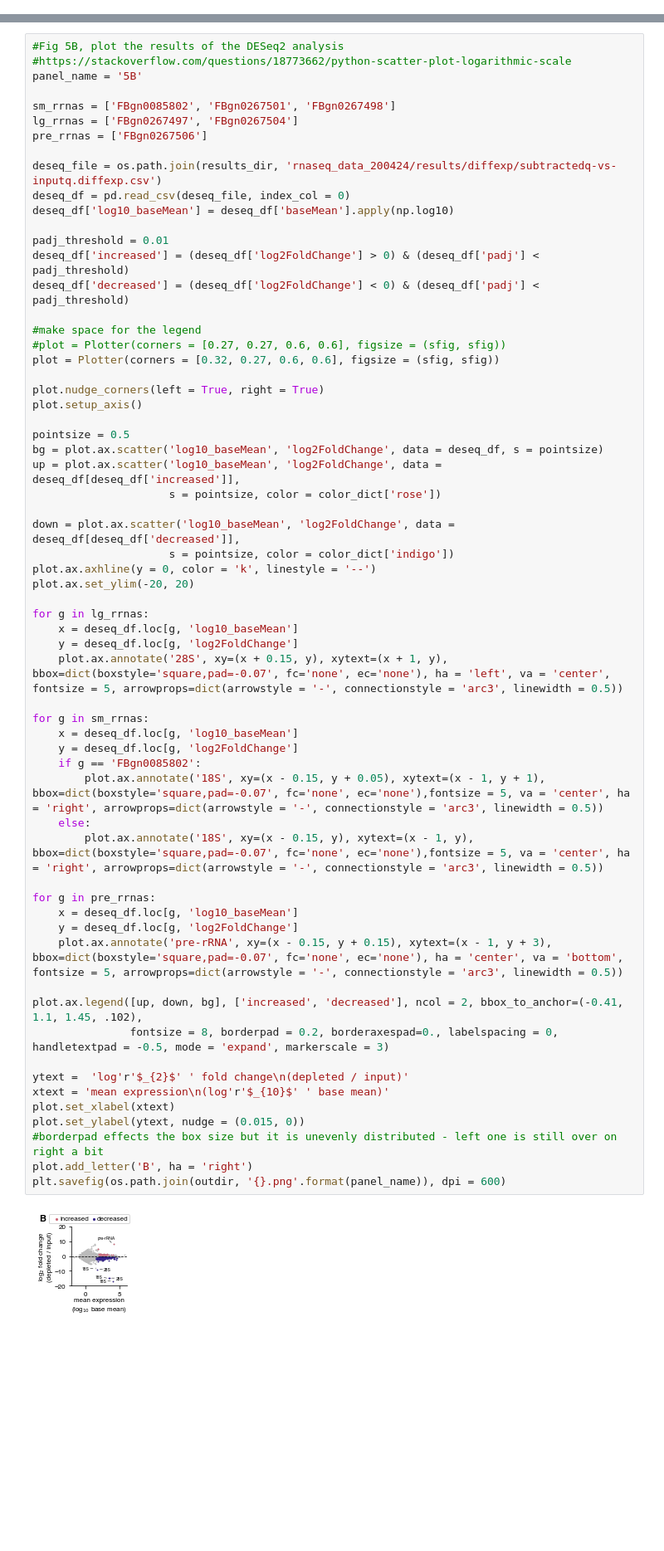
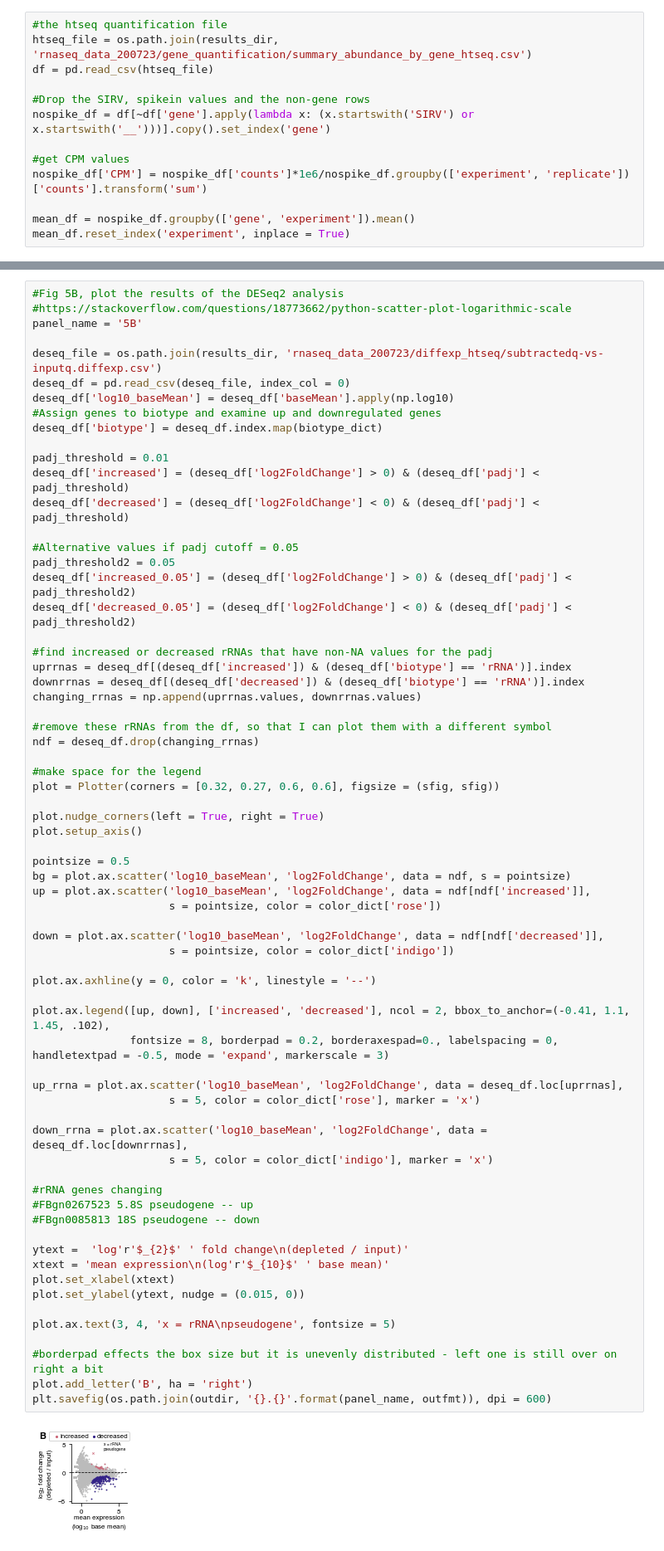
Before and after one commit to marykthompson/ribopop, a Jupyter notebook: jupyter_notebooks/fig_deseq_summary.ipynb, the cells around one changed output, grey strips where cells are left out. Shown at 83% size. Cells and saved outputs as stored; diff of their text form; blank space fills up the shorter version.

```diff
--- a/jupyter_notebooks/fig_deseq_summary.ipynb
+++ b/jupyter_notebooks/fig_deseq_summary.ipynb
@@ -41,4 +49,17 @@ for i in db.all_features(featuretype = 'gene'):
         biotype = 'spike-in' #only the spike-ins don't have a biotype
 
     biotype_dict[this_gene] = biotype
+# %%
+#the htseq quantification file
+htseq_file = os.path.join(results_dir, 'rnaseq_data_200723/gene_quantification/summary_abundance_by_gene_htseq.csv')
+df = pd.read_csv(htseq_file)
+
+#Drop the SIRV, spikein values and the non-gene rows
+nospike_df = df[~df['gene'].apply(lambda x: (x.startswith('SIRV') or x.startswith('__')))].copy().set_index('gene')
+
+#get CPM values
+nospike_df['CPM'] = nospike_df['counts']*1e6/nospike_df.groupby(['experiment', 'replicate'])['counts'].transform('sum')
+
+mean_df = nospike_df.groupby(['gene', 'experiment']).mean()
+mean_df.reset_index('experiment', inplace = True)
 # %%
@@ -160,62 +188,67 @@ rep2    rep3
 #https://stackoverflow.com/questions/18773662/python-scatter-plot-logarithmic-scale
 panel_name = '5B'
 
-sm_rrnas = ['FBgn0085802', 'FBgn0267501', 'FBgn0267498']
-lg_rrnas = ['FBgn0267497', 'FBgn0267504']
-pre_rrnas = ['FBgn0267506']
-
-deseq_file = os.path.join(results_dir, 'rnaseq_data_200424/results/diffexp/subtractedq-vs-inputq.diffexp.csv')
+deseq_file = os.path.join(results_dir, 'rnaseq_data_200723/diffexp_htseq/subtractedq-vs-inputq.diffexp.csv')
 deseq_df = pd.read_csv(deseq_file, index_col = 0)
 deseq_df['log10_baseMean'] = deseq_df['baseMean'].apply(np.log10)
+#Assign genes to biotype and examine up and downregulated genes
+deseq_df['biotype'] = deseq_df.index.map(biotype_dict)
 
 padj_threshold = 0.01
 deseq_df['increased'] = (deseq_df['log2FoldChange'] > 0) & (deseq_df['padj'] < padj_threshold)
 deseq_df['decreased'] = (deseq_df['log2FoldChange'] < 0) & (deseq_df['padj'] < padj_threshold)
 
+#Alternative values if padj cutoff = 0.05
+padj_threshold2 = 0.05
+deseq_df['increased_0.05'] = (deseq_df['log2FoldChange'] > 0) & (deseq_df['padj'] < padj_threshold2)
+deseq_df['decreased_0.05'] = (deseq_df['log2FoldChange'] < 0) & (deseq_df['padj'] < padj_threshold2)
+
+#find increased or decreased rRNAs that have non-NA values for the padj
+uprrnas = deseq_df[(deseq_df['increased']) & (deseq_df['biotype'] == 'rRNA')].index
+downrrnas = deseq_df[(deseq_df['decreased']) & (deseq_df['biotype'] == 'rRNA')].index
+changing_rrnas = np.append(uprrnas.values, downrrnas.values)
+
+#remove these rRNAs from the df, so that I can plot them with a different symbol
+ndf = deseq_df.drop(changing_rrnas)
+
 #make space for the legend
-#plot = Plotter(corners = [0.27, 0.27, 0.6, 0.6], figsize = (sfig, sfig))
 plot = Plotter(corners = [0.32, 0.27, 0.6, 0.6], figsize = (sfig, sfig))
 
 plot.nudge_corners(left = True, right = True)
 plot.setup_axis()
 
 pointsize = 0.5
-bg = plot.ax.scatter('log10_baseMean', 'log2FoldChange', data = deseq_df, s = pointsize)
-up = plot.ax.scatter('log10_baseMean', 'log2FoldChange', data = deseq_df[deseq_df['increased']],
+bg = plot.ax.scatter('log10_baseMean', 'log2FoldChange', data = ndf, s = pointsize)
+up = plot.ax.scatter('log10_baseMean', 'log2FoldChange', data = ndf[ndf['increased']],
                      s = pointsize, color = color_dict['rose'])
 
-down = plot.ax.scatter('log10_baseMean', 'log2FoldChange', data = deseq_df[deseq_df['decreased']],
+down = plot.ax.scatter('log10_baseMean', 'log2FoldChange', data = ndf[ndf['decreased']],
                      s = pointsize, color = color_dict['indigo'])
+
 plot.ax.axhline(y = 0, color = 'k', linestyle = '--')
-plot.ax.set_ylim(-20, 20)
 
-for g in lg_rrnas:
-    x = deseq_df.loc[g, 'log10_baseMean']
-    y = deseq_df.loc[g, 'log2FoldChange']
-    plot.ax.annotate('28S', xy=(x + 0.15, y), xytext=(x + 1, y), bbox=dict(boxstyle='square,pad=-0.07', fc='none', ec='none'), ha = 'left', va = 'center', fontsize = 5, arrowprops=dict(arrowstyle = '-', connectionstyle = 'arc3', linewidth = 0.5))
+plot.ax.legend([up, down], ['increased', 'decreased'], ncol = 2, bbox_to_anchor=(-0.41, 1.1, 1.45, .102),
+               fontsize = 8, borderpad = 0.2, borderaxespad=0., labelspacing = 0, handletextpad = -0.5, mode = 'expand', markerscale = 3)
 
-for g in sm_rrnas:
-    x = deseq_df.loc[g, 'log10_baseMean']
-    y = deseq_df.loc[g, 'log2FoldChange']
-    if g == 'FBgn0085802':
-        plot.ax.annotate('18S', xy=(x - 0.15, y + 0.05), xytext=(x - 1, y + 1),  bbox=dict(boxstyle='square,pad=-0.07', fc='none', ec='none'),fontsize = 5, va = 'center', ha = 'right', arrowprops=dict(arrowstyle = '-', connectionstyle = 'arc3', linewidth = 0.5))
-    else:
-        plot.ax.annotate('18S', xy=(x - 0.15, y), xytext=(x - 1, y),  bbox=dict(boxstyle='square,pad=-0.07', fc='none', ec='none'),fontsize = 5, va = 'center', ha = 'right', arrowprops=dict(arrowstyle = '-', connectionstyle = 'arc3', linewidth = 0.5))
+up_rrna = plot.ax.scatter('log10_baseMean', 'log2FoldChange', data = deseq_df.loc[uprrnas],
+                     s = 5, color = color_dict['rose'], marker = 'x')
 
-for g in pre_rrnas:
-    x = deseq_df.loc[g, 'log10_baseMean']
-    y = deseq_df.loc[g, 'log2FoldChange']
-    plot.ax.annotate('pre-rRNA', xy=(x - 0.15, y + 0.15), xytext=(x - 1, y + 3), bbox=dict(boxstyle='square,pad=-0.07', fc='none', ec='none'), ha = 'center', va = 'bottom', fontsize = 5, arrowprops=dict(arrowstyle = '-', connectionstyle = 'arc3', linewidth = 0.5))
+down_rrna = plot.ax.scatter('log10_baseMean', 'log2FoldChange', data = deseq_df.loc[downrrnas],
+                     s = 5, color = color_dict['indigo'], marker = 'x')
 
-plot.ax.legend([up, down, bg], ['increased', 'decreased'], ncol = 2, bbox_to_anchor=(-0.41, 1.1, 1.45, .102),
-               fontsize = 8, borderpad = 0.2, borderaxespad=0., labelspacing = 0, handletextpad = -0.5, mode = 'expand', markerscale = 3)
+#rRNA genes changing
+#FBgn0267523 5.8S pseudogene -- up
+#FBgn0085813 18S pseudogene -- down
 
 ytext =  'log'r'$_{2}$' ' fold change\n(depleted / input)'
 xtext = 'mean expression\n(log'r'$_{10}$' ' base mean)'
 plot.set_xlabel(xtext)
 plot.set_ylabel(ytext, nudge = (0.015, 0))
+
+plot.ax.text(3, 4, 'x = rRNA\npseudogene', fontsize = 5)
+
 #borderpad effects the box size but it is unevenly distributed - left one is still over on right a bit
 plot.add_letter('B', ha = 'right')
-plt.savefig(os.path.join(outdir, '{}.png'.format(panel_name)), dpi = 600)
+plt.savefig(os.path.join(outdir, '{}.{}'.format(panel_name, outfmt)), dpi = 600)
 # %% [output]
-[figure, old version]
+[figure, new version]
```
Also changed, not shown: parts of 25 cells of this notebook, 25 other files.
